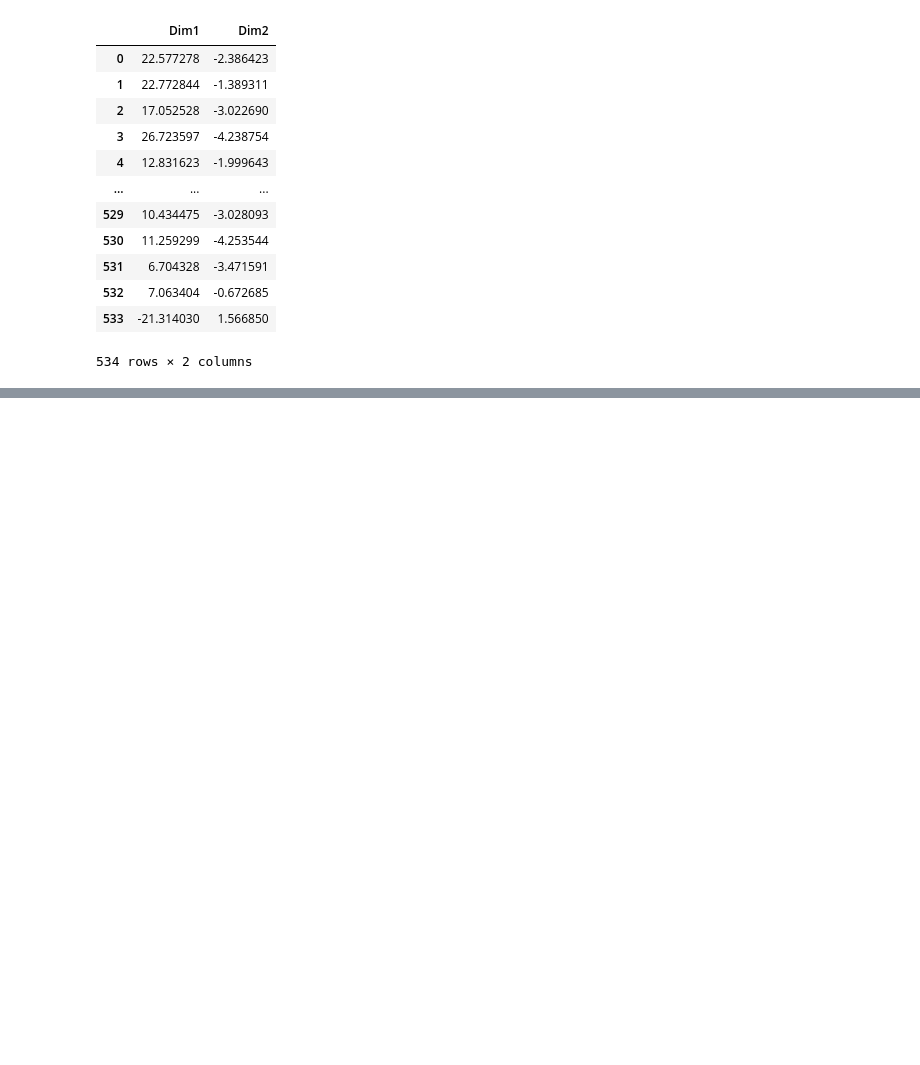
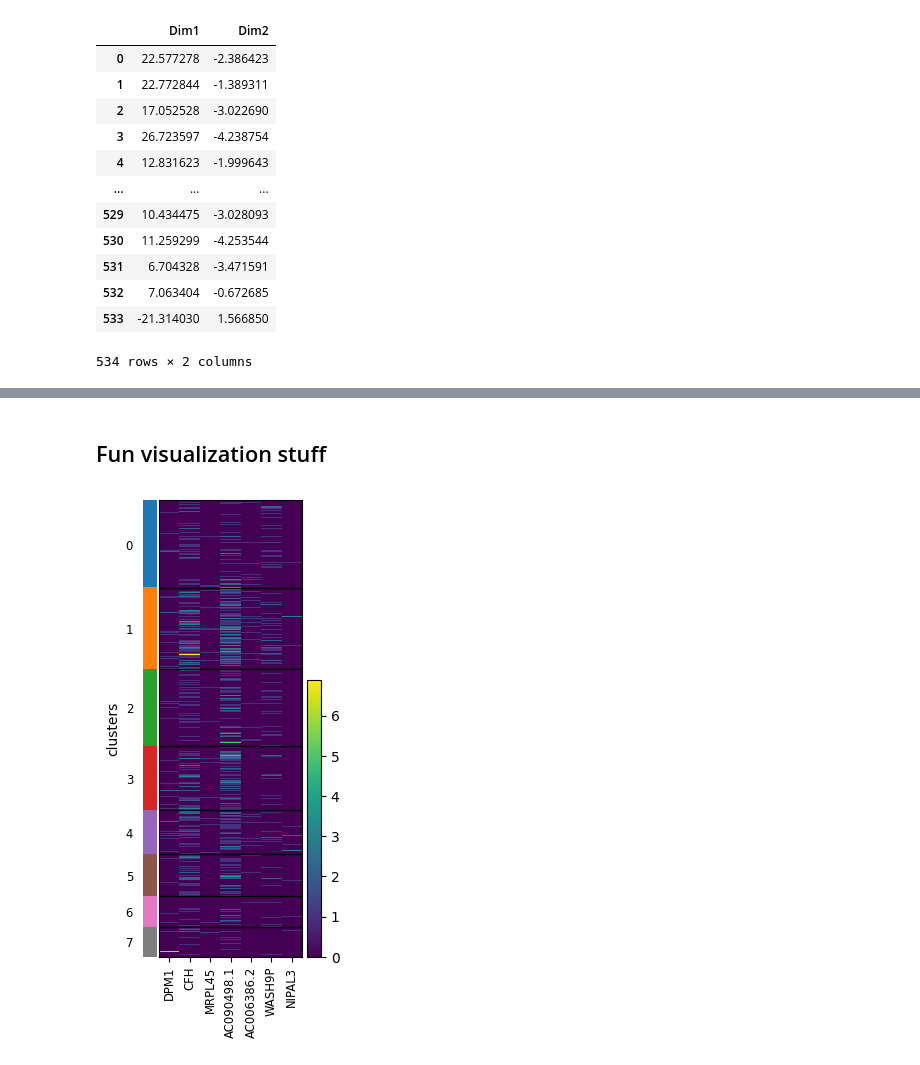
Before and after one commit to cdkostov/crazy-insane-research, a Jupyter notebook: AJDandKNN.ipynb, the cells around one changed output, grey strips where cells are left out. Saved outputs shown, nothing was run; the diff lists cells and outputs as text; code cells hidden in the pictures; blank space fills up the shorter version.

Commit message:
Clustering updates

```diff
--- a/AJDandKNN.ipynb
+++ b/AJDandKNN.ipynb
@@ -178,0 +218,4 @@ plt.show()
+# %%
+#Include gene name information when clustering
+processed_df_cluster = expression_df.drop(columns=['ensemblid'], inplace=False)
+processed_df_cluster
@@ -178,0 +236,15 @@ plt.show()
+# %%
+#extract gene names
+gene_names = processed_df_cluster.iloc[:, 0]
+# %%
+#Create a variable metadata df, and exclude the gene names from this df
+var_metadata = processed_df_cluster.iloc[:, 1:].copy()
+#set the gene names as the index of the variable metadata df
+var_metadata.index = gene_names
+#Remove gene names from the main data matrix
+X = processed_df_cluster.iloc[:, 1:].values
+# %%
+#Create an AnnData object for which we can use scanpy
+adata = anndata.AnnData(X.T)
+#Assign gene related metadata to the var dimension of the AnnData object
+adata.var = var_metadata
@@ -178,0 +254,2 @@ plt.show()
+# %% [markdown]
+## Fun visualization stuff
@@ -178,0 +258,4 @@ plt.show()
+# %%
+sc.pl.heatmap(adata, var_names = ['DPM1', 'CFH', 'MRPL45', 'AC090498.1', 'AC006386.2', 'WASH9P', 'NIPAL3'], groupby = 'clusters', dendrogram=False)
+# %% [output]
+[figure, added]
```
Also changed, not shown: parts of 52 cells of this notebook.
